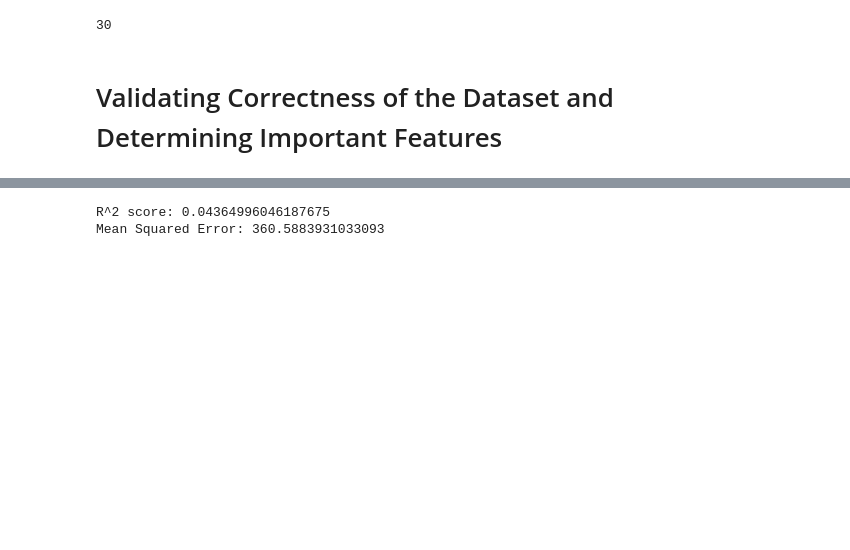
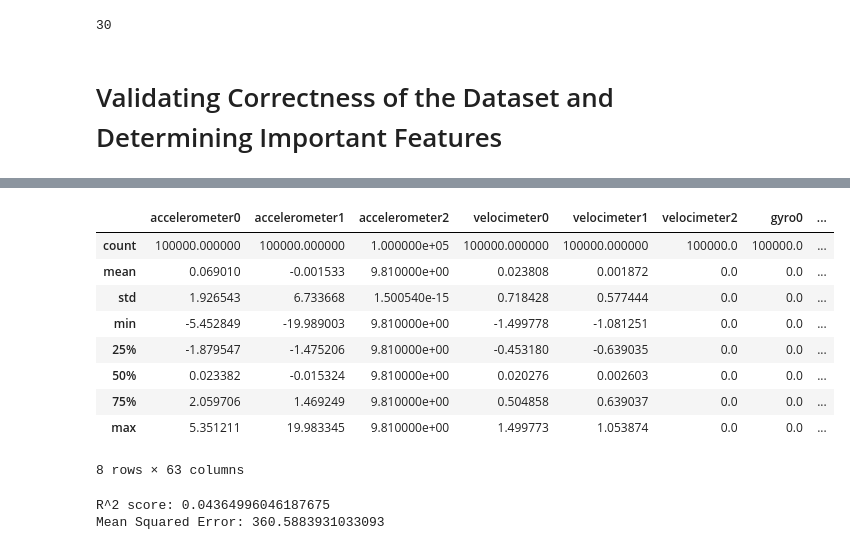
Before and after one commit to Shirkanzilla/predictive-control-switch, a Jupyter notebook: predictive_control_switch/dataset_creation/create_dataset.ipynb, the cells around one changed output, grey strips where cells are left out. Saved outputs shown, nothing was run; the diff lists cells and outputs as text; code cells hidden in the pictures; blank space fills up the shorter version.

```diff
--- a/predictive_control_switch/dataset_creation/create_dataset.ipynb
+++ b/predictive_control_switch/dataset_creation/create_dataset.ipynb
@@ -210,3 +294,16 @@ df.head()
+# %%
+df.describe()
+# %% [output]
+|  | accelerometer0 | accelerometer1 | accelerometer2 | velocimeter0 | velocimeter1 | velocimeter2 | gyro0 | ... |
+| count | 100000.000000 | 100000.000000 | 1.000000e+05 | 100000.000000 | 100000.000000 | 100000.0 | 100000.0 | ... |
+| mean | 0.069010 | -0.001533 | 9.810000e+00 | 0.023808 | 0.001872 | 0.0 | 0.0 | ... |
+| std | 1.926543 | 6.733668 | 1.500540e-15 | 0.718428 | 0.577444 | 0.0 | 0.0 | ... |
+| min | -5.452849 | -19.989003 | 9.810000e+00 | -1.499778 | -1.081251 | 0.0 | 0.0 | ... |
+| 25% | -1.879547 | -1.475206 | 9.810000e+00 | -0.453180 | -0.639035 | 0.0 | 0.0 | ... |
+| 50% | 0.023382 | -0.015324 | 9.810000e+00 | 0.020276 | 0.002603 | 0.0 | 0.0 | ... |
+| 75% | 2.059706 | 1.469249 | 9.810000e+00 | 0.504858 | 0.639037 | 0.0 | 0.0 | ... |
+| max | 5.351211 | 19.983345 | 9.810000e+00 | 1.499773 | 1.053874 | 0.0 | 0.0 | ... |
+8 rows × 63 columns
 # %%
 df.describe().to_csv("dataset_described.csv")
 # %%
```
Also changed, not shown: parts of 31 cells of this notebook, 26 other files.
